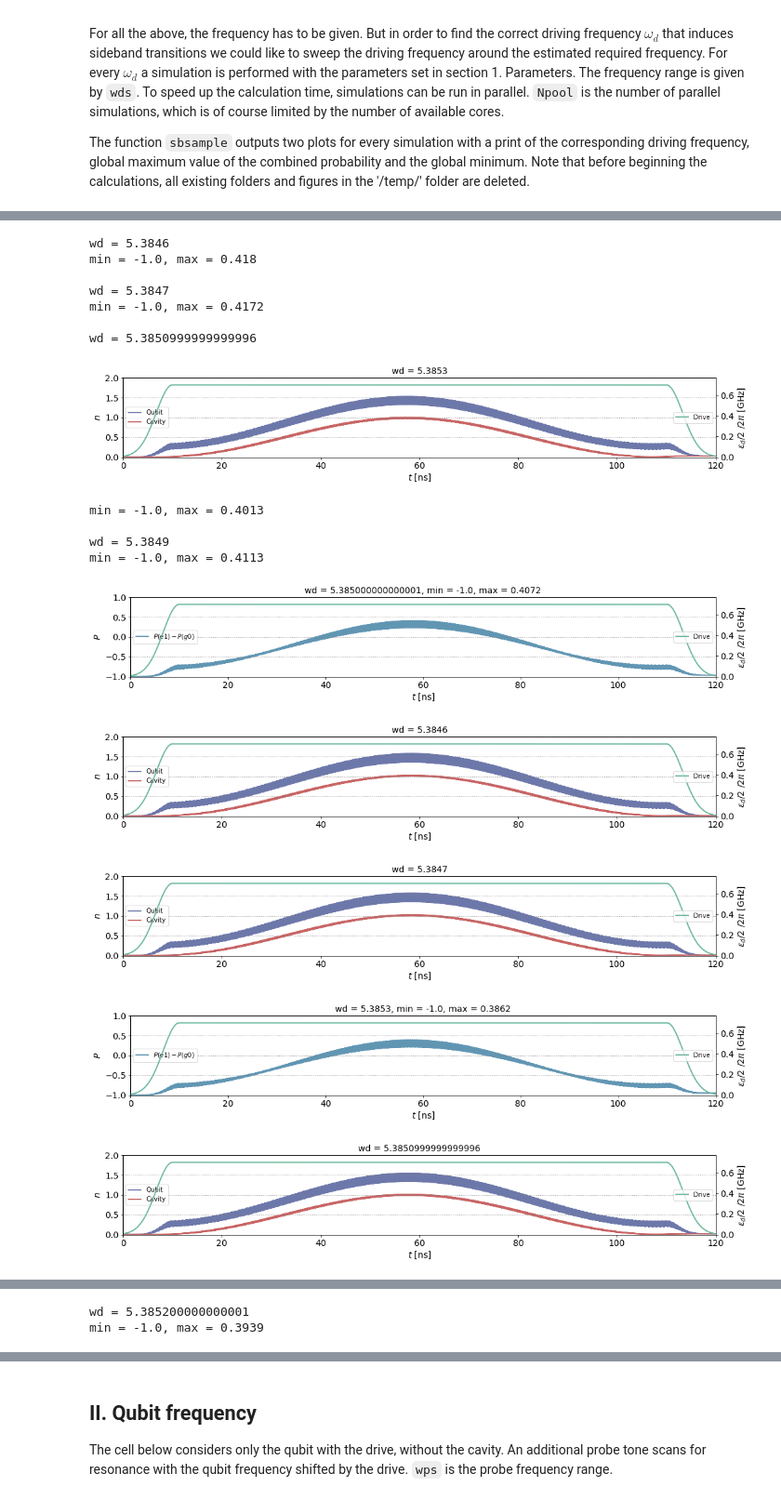
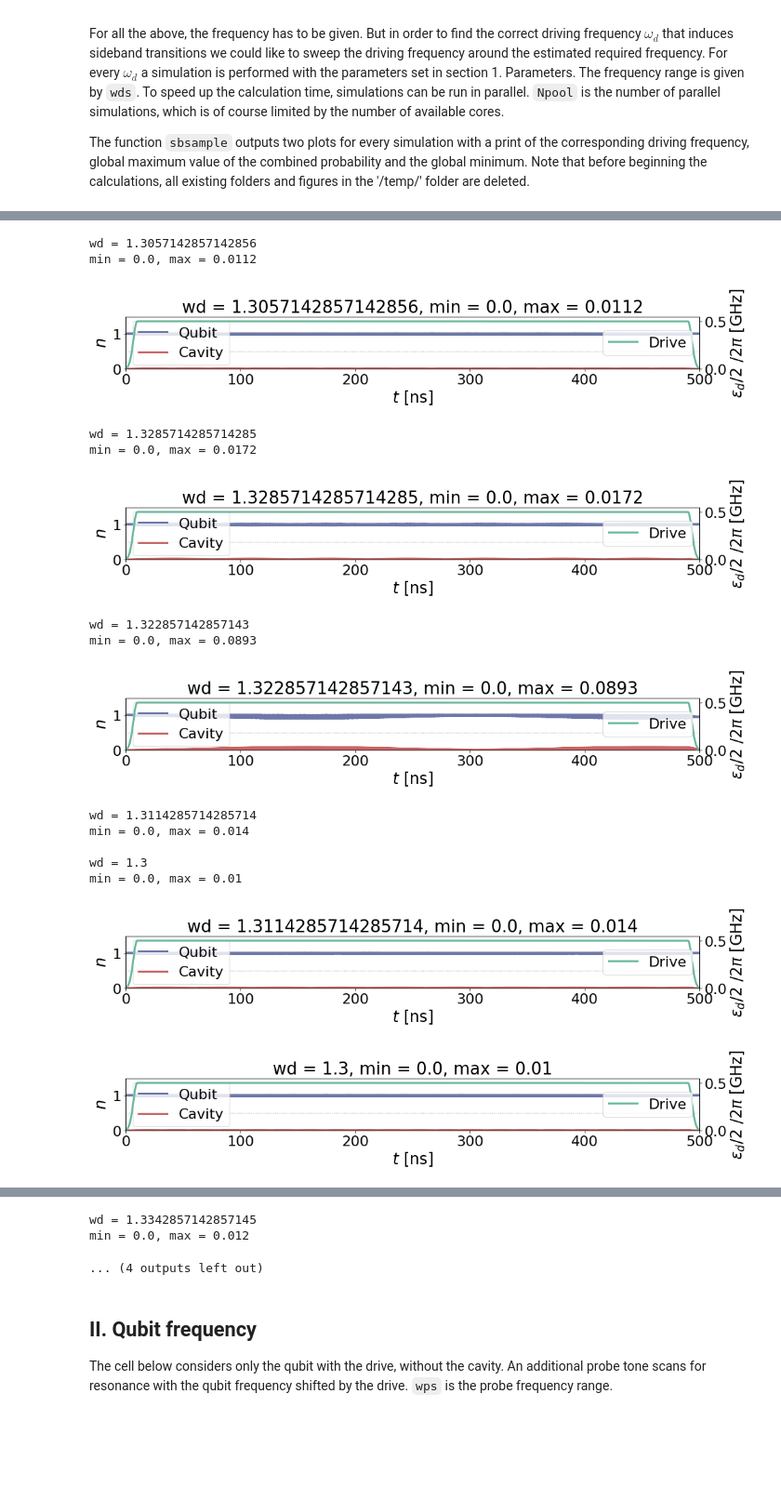
Before and after one commit to wouterkesselsap/thesis, a Jupyter notebook: 2p_sideband_higher_mode.ipynb, the cells around one changed output, grey strips where cells are left out. Shown at 93% size. Cells and saved outputs as stored; diff of their text form; code cells hidden in the pictures; blank space fills up the shorter version.

```diff
--- a/2p_sideband_higher_mode.ipynb
+++ b/2p_sideband_higher_mode.ipynb
@@ -250,12 +447,12 @@ The convergent method has its own line for the number of data points. This is be
 # %%
 # Set the initial state based on the type of sideband transition
 if sb == 'red':
-    psi0 = tensor(basis(Nq, 1), basis(Nc, 0), basis(Nc2, 0))  # Red: qubit excited, cavity in ground state
+    psi0 = tensor(basis(Nq, 1), basis(Nc, 0), basis(Nh, 0))  # Red: qubit excited, cavity in ground state
 elif sb == 'blue':
-    psi0 = tensor(basis(Nq, 0), basis(Nc, 0), basis(Nc2, 0))  # Blue: both qubit and cavity in ground state
+    psi0 = tensor(basis(Nq, 0), basis(Nc, 0), basis(Nh, 0))  # Blue: both qubit and cavity in ground state
 
 # Set the expectation and collapse operators for the solver
-e_ops = [nq, nc, nc2]  # expectation operators
+e_ops = [nq, nc, nh]  # expectation operators
 c_ops = []        # collapse operators
 
 # Set the options for the Lindblad ME solver
@@ -273,7 +470,7 @@ else:  # adams
 
 # Set the time steps for which to store the output of the solver
 if not convergent:
-    Np = 100 *int(t3)  # number of equidistant data points in time
+    Np = 50 *int(t3)  # number of equidistant data points in time
     print("timestep =", 1e3*np.round(t3/Np, 5), "ps")
 elif convergent:
     Np = 2 *int(t3)    # number of equidistant data points in time
@@ -342,14 +551,14 @@ def calculate(H, psi0, e_ops, c_ops, H_args, options, Nc, Np, Np_per_batch, home
         for num, tlist in enumerate(batches):
             result = mesolve(H, psi0, tlist, c_ops=c_ops, e_ops=e_ops, args=H_args, options=options)
 
-            if N_devices == 2:
-                e0, g1, e1, g0 = combined_probs(result.states, Nc)
+#             e0, g1, e1, g0 = combined_probs(result.states, Nc, Nh)
 
             coupling = drive_nonosc(tlist, H_args)  # unitless, peaks at 1
 
             if verbose:
                 update_progress((num+1)/len(batches))
 
+#             saveprog(result, e0, g1, e1, g0, coupling, num, folder)
             saveprog(result, None, None, None, None, coupling, num, folder)
 
             psi0 = copy(result.states[-1])
@@ -762,7 +669,7 @@ All these calculations and simulations are very nice of course, but let's now se
 # Plot expectation values
 xlim = None       # range of horizontal axis
 ylim = None       # range of vertical axis
-figsize = [15,4]  # figure size
+figsize = [20,6]  # figure size
 wsb = 0
 
 if sb == 'red':
@@ -783,0 +691,20 @@ elif sb == 'blue':
+# %%
+# Plot combined probabilities
+xlim = None       # range of horizontal axis
+ylim = None       # range of vertical axis
+figsize = [15,4]  # figure size
+
+if sb == 'red':
+    if Nt == 1:
+        fig, axp = sb_combined_probs(times, sb, Nt, H_args, coupling, xlim=xlim, ylim=ylim, figsize=figsize,
+                                e0=e0, g1=g1, wd=wd, wsb=wsb, eps=eps)
+    elif Nt == 2:
+        fig, axp = sb_combined_probs(times, sb, Nt, H_args, coupling, xlim=xlim, ylim=ylim, figsize=figsize,
+                                e0=e0, g1=g1, wsb=wsb, epsq=epsq, epsc=epsc)
+elif sb == 'blue':
+    if Nt == 1:
+        fig, axp = sb_combined_probs(times, sb, Nt, H_args, coupling, xlim=xlim, ylim=ylim, figsize=figsize,
+                                e1=e1, g0=g0, wd=wd, wsb=wsb, eps=eps)
+    elif Nt == 2:
+        fig, axp = sb_combined_probs(times, sb, Nt, H_args, coupling, xlim=xlim, ylim=ylim, figsize=figsize,
+                                e1=e1, g0=g0, wsb=wsb, epsq=epsq, epsc=epsc)
@@ -829,5 +856,5 @@ The function `sbsample` outputs two plots for every simulation with a print of t
 # %%
-wds = np.linspace(5.3846*2*pi, 5.3853*2*pi, 8)  # (qubit-friendly) drive frequency range to scan
+wds = np.linspace(1.30*2*pi, 1.34*2*pi, 8)  # (qubit-friendly) drive frequency range to scan
 Npool = 8  # number of parallel simulations
 
 for progf in glob(home + "temp/prog_*"):
@@ -856,17 +880,16 @@ min = -1.0, max = 0.3862
-wd = 5.3846
-min = -1.0, max = 0.418
-
-wd = 5.3847
-min = -1.0, max = 0.4172
-
-wd = 5.3850999999999996
+wd = 1.3057142857142856
+min = 0.0, max = 0.0112
-[figure, old version]
+[figure, new version]
-min = -1.0, max = 0.4013
-
-wd = 5.3849
-min = -1.0, max = 0.4113
+wd = 1.3285714285714285
+min = 0.0, max = 0.0172
-[figure, old version]
+[figure, new version]
+wd = 1.322857142857143
+min = 0.0, max = 0.0893
-[figure, old version]
+[figure, new version]
+wd = 1.3114285714285714
+min = 0.0, max = 0.014
+
+wd = 1.3
+min = 0.0, max = 0.01
-[figure, old version]
+[figure, new version]
-[figure, old version]
+[figure, new version]
-[figure, removed]
@@ -874,2 +895,0 @@ min = -1.0, max = 0.4113
-wd = 5.385200000000001
-min = -1.0, max = 0.3939
@@ -877,3 +896,6 @@ min = -1.0, max = 0.3939
+wd = 1.3342857142857145
+min = 0.0, max = 0.012
+... (4 outputs left out)
 # %% [markdown]
 ## II. Qubit frequency
 The cell below considers only the qubit with the drive, without the cavity. An additional probe tone scans for resonance with the qubit frequency shifted by the drive. `wps` is the probe frequency range.
```
Also changed, not shown: parts of 31 cells of this notebook, 1 other file.
